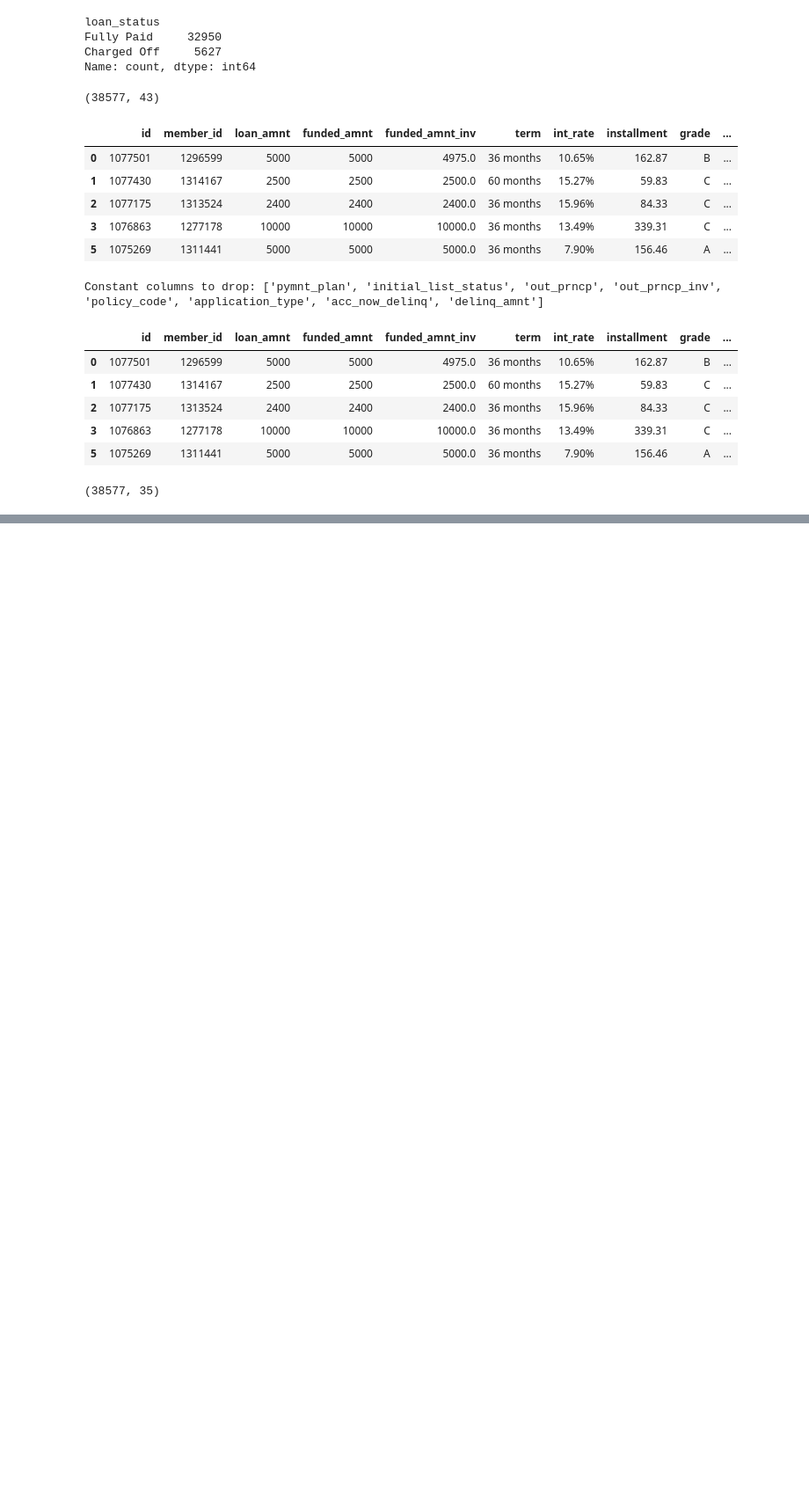
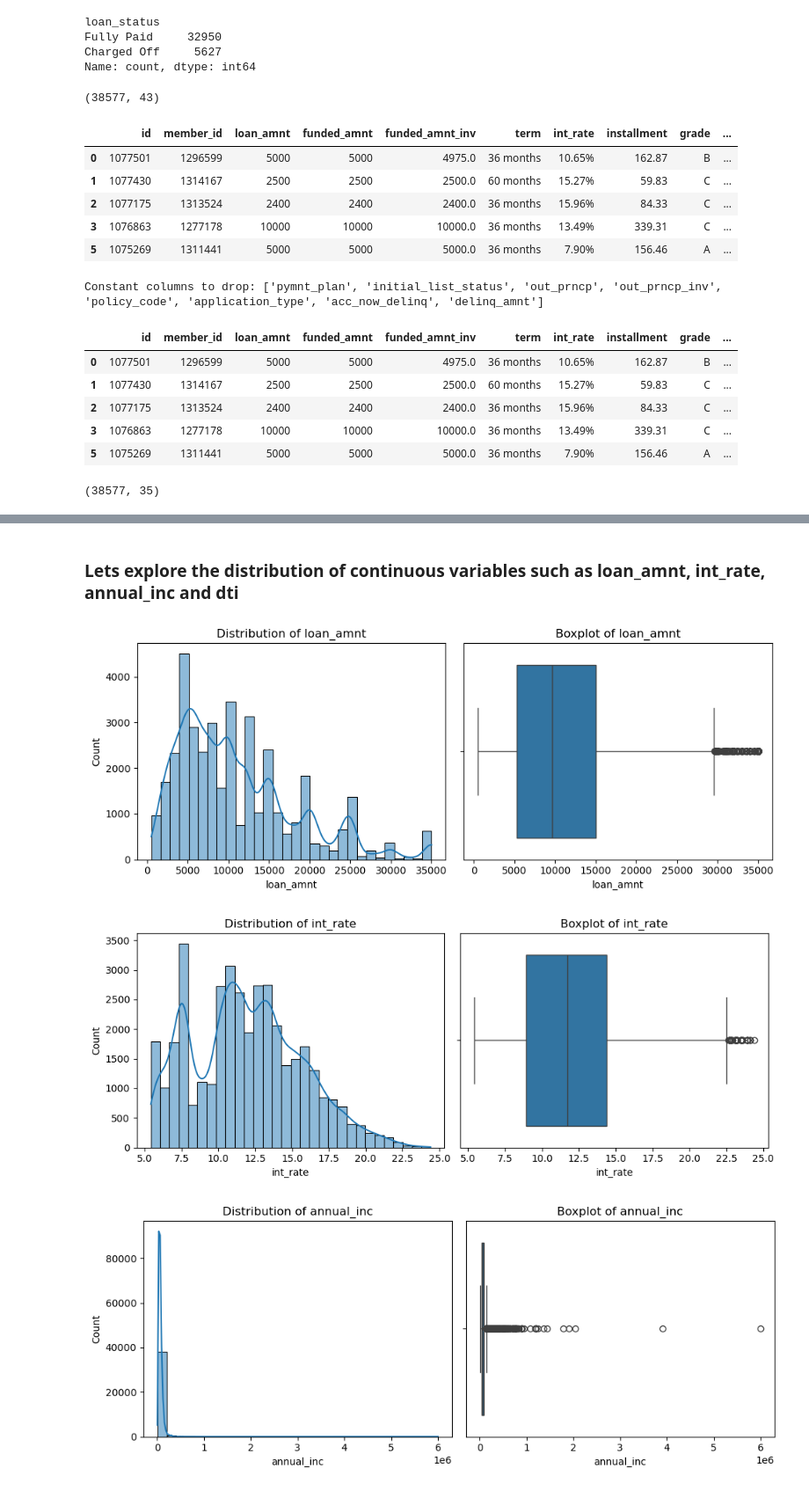
Before and after one commit to mintughosh/LendingClubCaseStudy, a Jupyter notebook: LendingClubCaseSyudy.ipynb, the cells around one changed output, grey strips where cells are left out. Shown at 88% size. Saved outputs shown, nothing was run; the diff lists cells and outputs as text; code cells hidden in the pictures; blank space fills up the shorter version.

```diff
--- a/LendingClubCaseSyudy.ipynb
+++ b/LendingClubCaseSyudy.ipynb
@@ -189,3 +189,16 @@ df_for_loan.head()
 df_for_loan.shape
 # %% [output]
 (38577, 35)
+# %%
+df_for_loan = df_for_loan.astype({
+    'dti': 'float',
+    'funded_amnt' : 'float',
+    'funded_amnt_inv' : 'float',
+    'loan_amnt' : 'float'
+})
+# %%
+# Convert term column to int type
+df_for_loan['term'] = df_for_loan['term'].apply(lambda x: int(x.replace('months', '').strip()))
+# %%
+# Convert int_rate column to float type
+df_for_loan['int_rate'] = df_for_loan['int_rate'].apply(lambda x: float(x.replace('%', '').strip()))
@@ -191,0 +209,24 @@ df_for_loan.shape
+# %% [markdown]
+### Lets explore the distribution of continuous variables such as loan_amnt, int_rate, annual_inc and dti
+# %%
+# List of numerical variables to plot
+numerical_vars = ['loan_amnt', 'int_rate', 'annual_inc', 'dti']
+
+# Plot histograms and boxplots
+for var in numerical_vars:
+    plt.figure(figsize=(10, 4))
+
+    plt.subplot(1, 2, 1)
+    sns.histplot(df_for_loan[var], bins=30, kde=True)
+    plt.title(f'Distribution of {var}')
+
+    plt.subplot(1, 2, 2)
+    sns.boxplot(x=df_for_loan[var])
+    plt.title(f'Boxplot of {var}')
+
+    plt.tight_layout()
+    plt.show()
+# %% [output]
+[figure, added]
+[figure, added]
+[figure, added]
```
Also changed, not shown: parts of 8 cells of this notebook.
